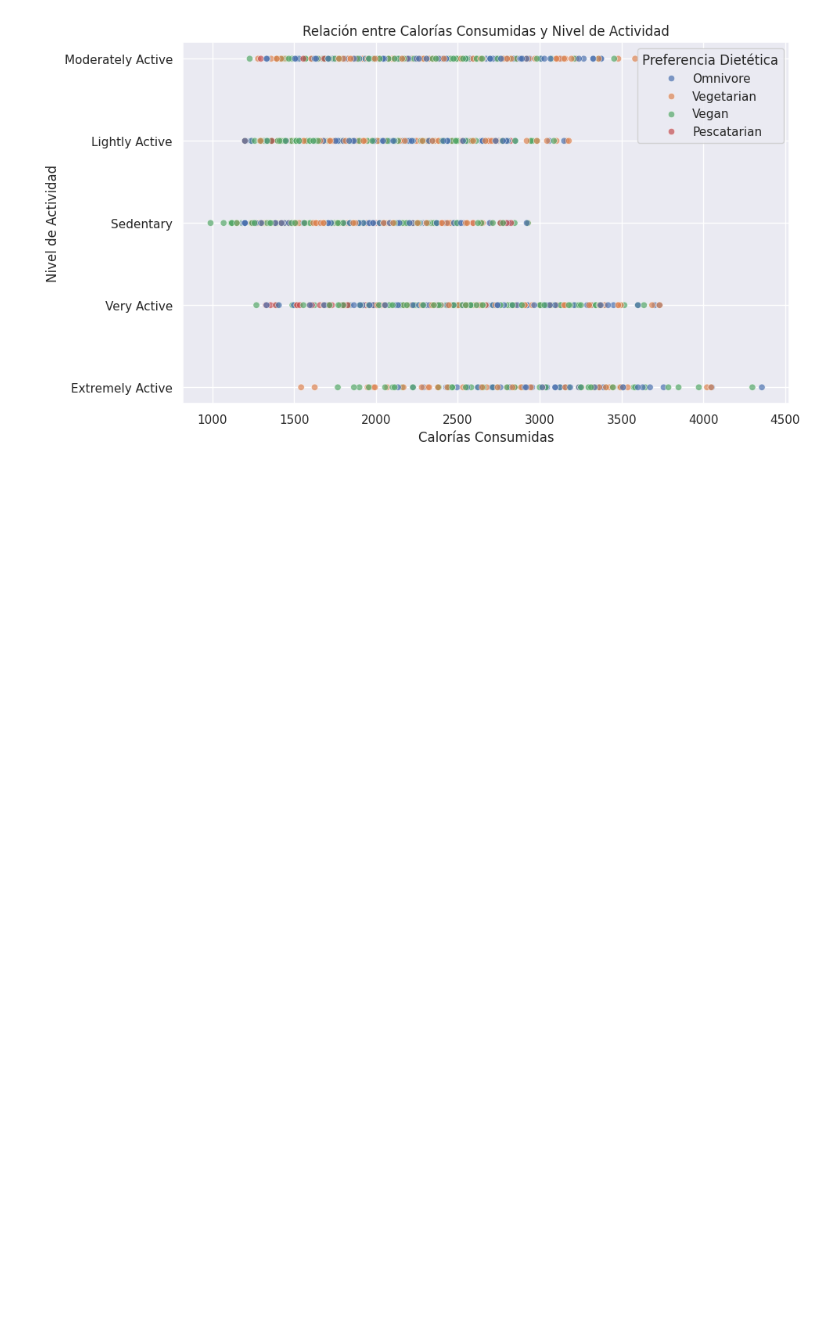
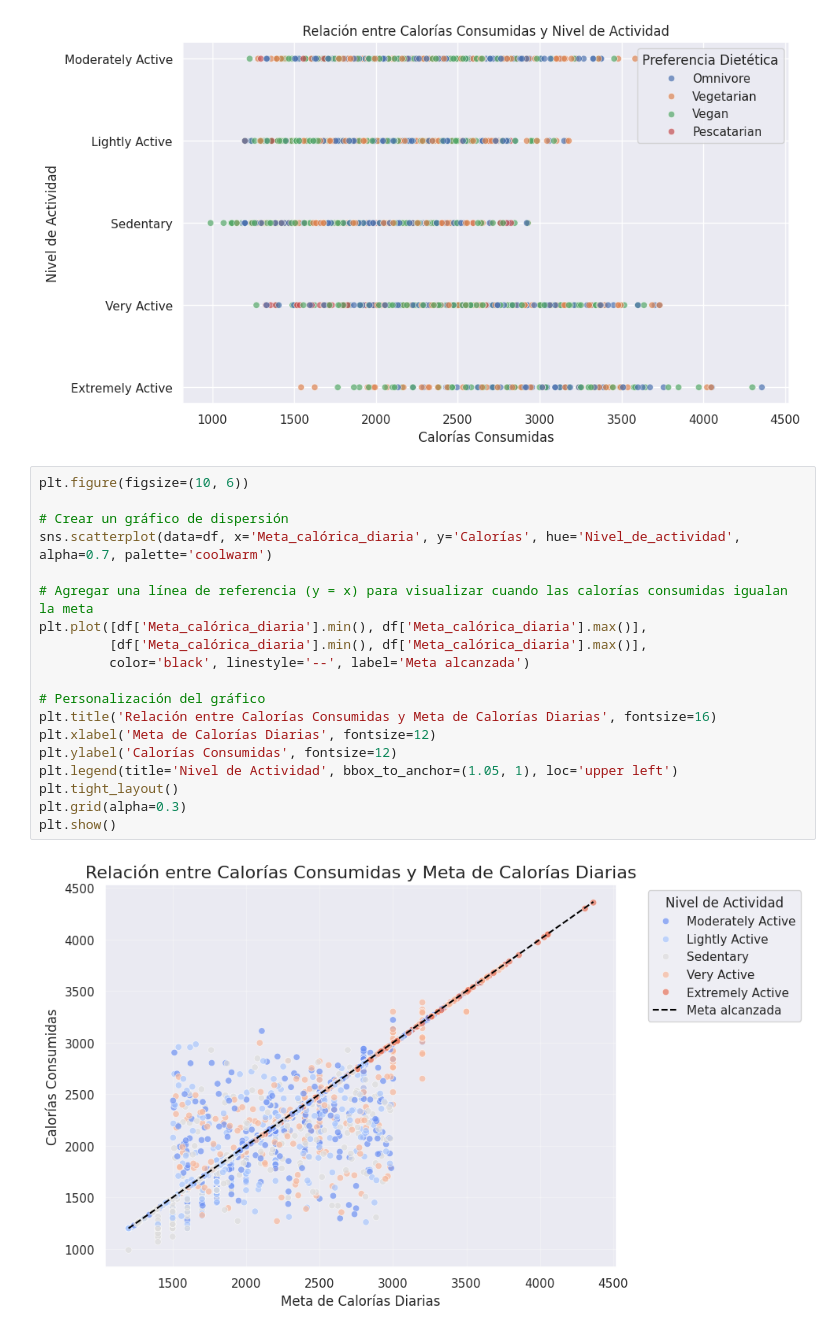
Before and after one commit to miriam013/Nutrition-Daily-Meals, a Jupyter notebook: Nutrition_Daily_Meals.ipynb, the cells around one changed output. Drawn from its saved outputs; the diff is of its cells as text; blank space fills up the shorter version.

```diff
--- a/Nutrition_Daily_Meals.ipynb
+++ b/Nutrition_Daily_Meals.ipynb
@@ -249,3 +226,24 @@ plt.legend(title='Preferencia Dietética')
 plt.show()
 # %% [output]
 [figure]
+# %%
+plt.figure(figsize=(10, 6))
+
+# Crear un gráfico de dispersión
+sns.scatterplot(data=df, x='Meta_calórica_diaria', y='Calorías', hue='Nivel_de_actividad', alpha=0.7, palette='coolwarm')
+
+# Agregar una línea de referencia (y = x) para visualizar cuando las calorías consumidas igualan la meta
+plt.plot([df['Meta_calórica_diaria'].min(), df['Meta_calórica_diaria'].max()],
+         [df['Meta_calórica_diaria'].min(), df['Meta_calórica_diaria'].max()],
+         color='black', linestyle='--', label='Meta alcanzada')
+
+# Personalización del gráfico
+plt.title('Relación entre Calorías Consumidas y Meta de Calorías Diarias', fontsize=16)
+plt.xlabel('Meta de Calorías Diarias', fontsize=12)
+plt.ylabel('Calorías Consumidas', fontsize=12)
+plt.legend(title='Nivel de Actividad', bbox_to_anchor=(1.05, 1), loc='upper left')
+plt.tight_layout()
+plt.grid(alpha=0.3)
+plt.show()
+# %% [output]
+[figure, added]
```
Also changed, not shown: parts of 4 cells of this notebook.
